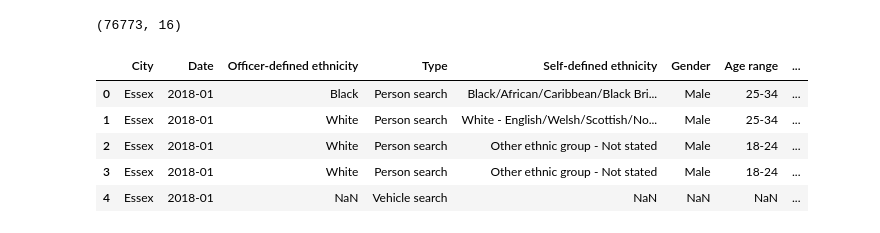
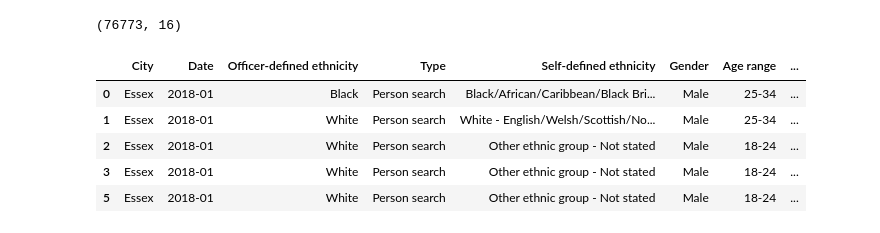
Before and after one commit to ah20776/CE888---Assignment, a Jupyter notebook: Ethnicity in UK Policing/bias.ipynb, the cells around one changed output. Cells and saved outputs as stored; diff of their text form; code cells hidden in the pictures.

```diff
--- a/Ethnicity in UK Policing/bias.ipynb
+++ b/Ethnicity in UK Policing/bias.ipynb
@@ -287,12 +287,13 @@ df.shape
 (76773, 16)
 # %%
 #Getting subset
-data = df[['City','Date','Officer-defined ethnicity','Type','Self-defined ethnicity','Gender','Age range','Removal of more than just outer clothing','Outcome']]
+sort = df[['City','Date','Officer-defined ethnicity','Type','Self-defined ethnicity','Gender','Age range','Removal of more than just outer clothing','Outcome']]
+data = sort.dropna()
 data.head()
 # %% [output]
 |  | City | Date | Officer-defined ethnicity | Type | Self-defined ethnicity | Gender | Age range | ... |
 | 0 | Essex | 2018-01 | Black | Person search | Black/African/Caribbean/Black Bri... | Male | 25-34 | ... |
 | 1 | Essex | 2018-01 | White | Person search | White - English/Welsh/Scottish/No... | Male | 25-34 | ... |
 | 2 | Essex | 2018-01 | White | Person search | Other ethnic group - Not stated | Male | 18-24 | ... |
 | 3 | Essex | 2018-01 | White | Person search | Other ethnic group - Not stated | Male | 18-24 | ... |
-| 4 | Essex | 2018-01 | NaN | Vehicle search | NaN | NaN | NaN | ... |
+| 5 | Essex | 2018-01 | White | Person search | Other ethnic group - Not stated | Male | 18-24 | ... |
```
